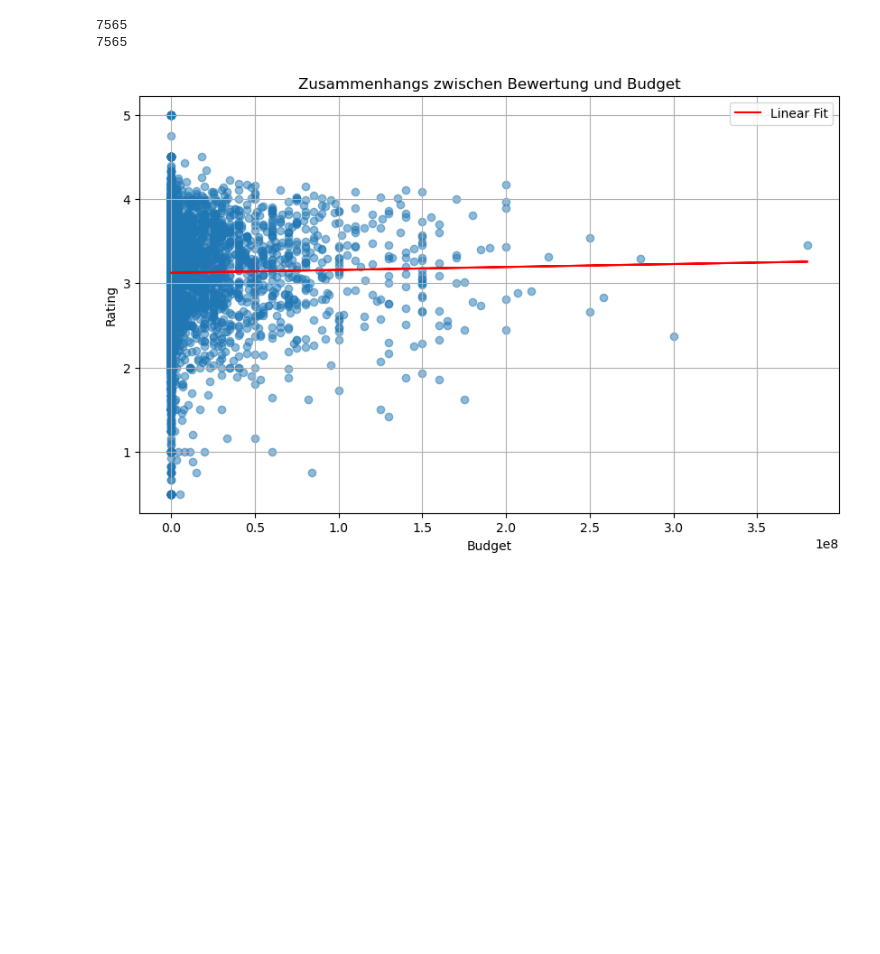
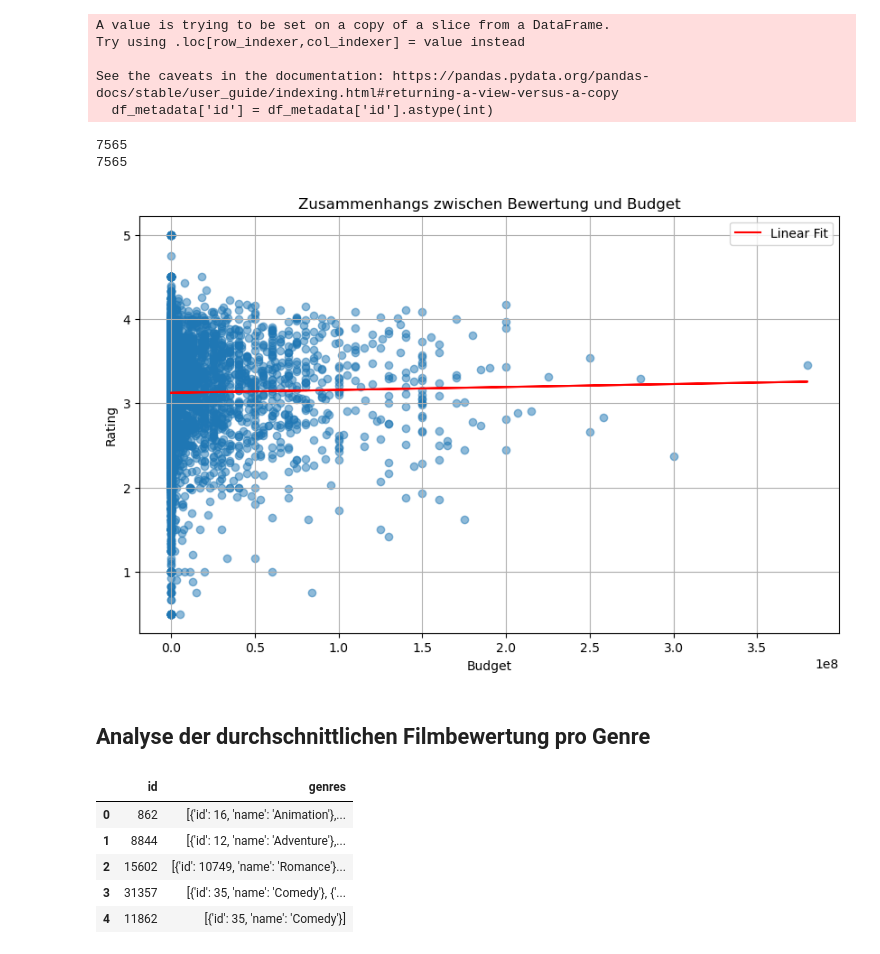
Before and after one commit to Pavloria/Movie-Ratings-Analysis, a Jupyter notebook: rating_analysis.ipynb, the cells around one changed output. Drawn from its saved outputs; the diff is of its cells as text; code cells hidden in the pictures; blank space fills up the shorter version.

```diff
--- a/rating_analysys.ipynb
+++ b/rating_analysis.ipynb
@@ -78,9 +87,38 @@ def show_rating_correlation(x_axis,values_x, rating_y):
     #diagramm anzeigen
     plt.show()
 # %%
-values_x,rating_y=prepare_data_for_rating_analysys('budget')
+values_x,rating_y=prepare_data_for_rating_analysys(df_metadata,df_rating,'budget')
 show_rating_correlation('Budget',values_x,rating_y)
 # %% [output]
-7565
-7565
+A value is trying to be set on a copy of a slice from a DataFrame.
+Try using .loc[row_indexer,col_indexer] = value instead
+
+See the caveats in the documentation: https://pandas.pydata.org/pandas-docs/stable/user_guide/indexing.html#returning-a-view-versus-a-copy
+  df_metadata['id'] = df_metadata['id'].astype(int)
+7565
+7565
 [figure]
+# %% [markdown]
+## Analyse der durchschnittlichen Filmbewertung pro Genre
+# %%
+import matplotlib.pyplot as plt
+import pandas as pd
+import ast
+
+df_metadata=pd.read_csv("movies_metadata.csv")
+df_rating=pd.read_csv("ratings.csv")
+#Lösche doppelt Wete in 'id' Spalte
+df_metadata = df_metadata.drop_duplicates(subset='id', keep='first')
+#Konvertiert zu String
+df_metadata['id'] = df_metadata['id'].astype(str)
+df_rating['movieId'] = df_rating['movieId'].astype(str)
+df_metadata=df_metadata[['id','genres']].dropna()
+df_rating=df_rating[['movieId','rating']].dropna()
+df_metadata.head()
+# %% [output]
+|  | id | genres |
+| 0 | 862 | [{'id': 16, 'name': 'Animation'},... |
+| 1 | 8844 | [{'id': 12, 'name': 'Adventure'},... |
+| 2 | 15602 | [{'id': 10749, 'name': 'Romance'}... |
+| 3 | 31357 | [{'id': 35, 'name': 'Comedy'}, {'... |
+| 4 | 11862 | [{'id': 35, 'name': 'Comedy'}] |
```
Also changed, not shown: parts of 5 cells of this notebook, 5 other files.
